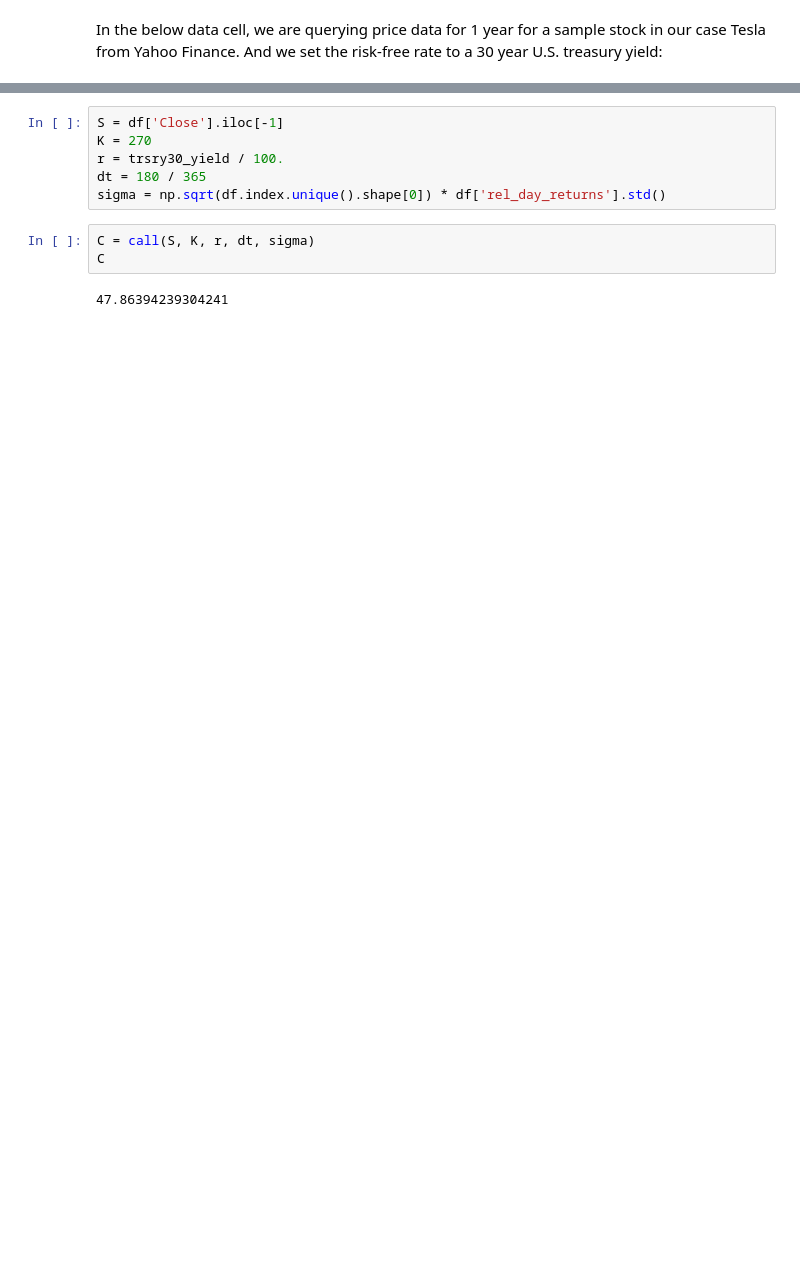
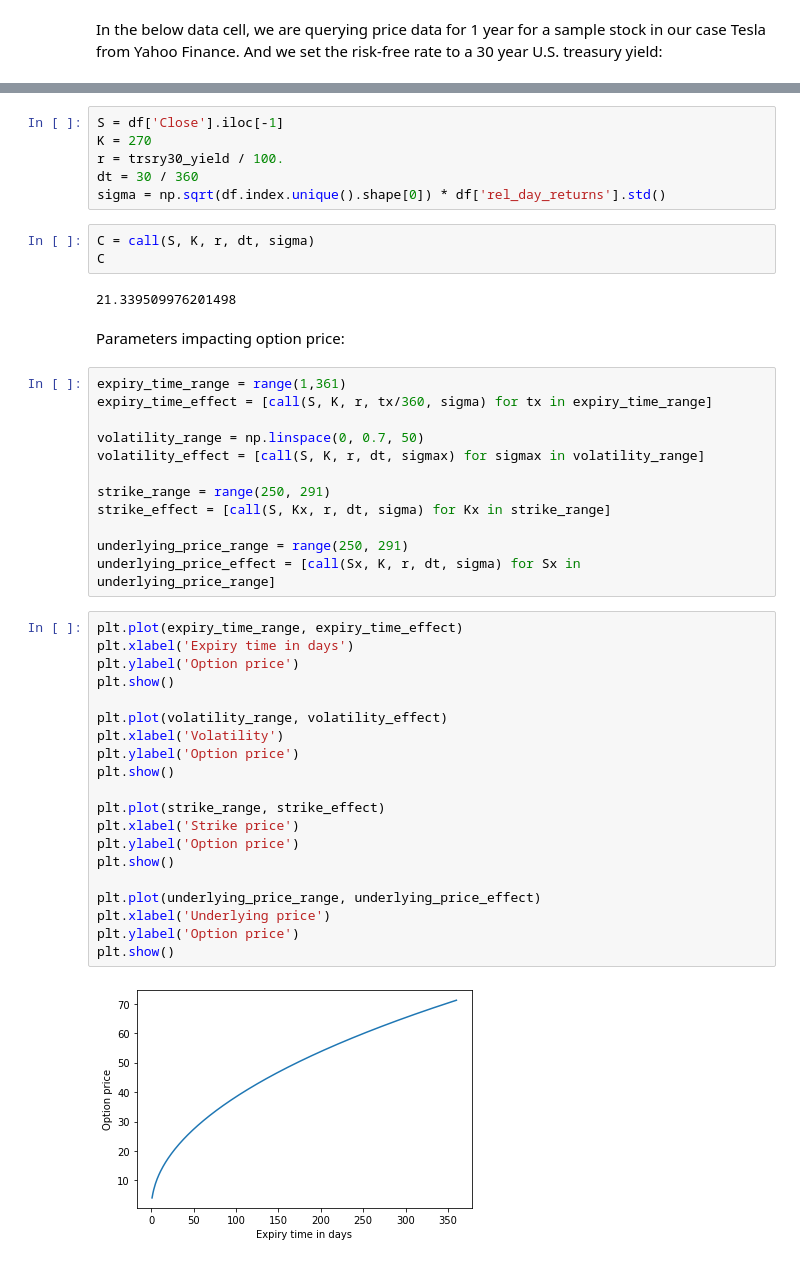
Before and after one commit to christianatanasov/algodisco, a Jupyter notebook: computers_do_calculus/european_option.ipynb, the cells around one changed output, grey strips where cells are left out. Drawn from its saved outputs; the diff is of its cells as text; blank space fills up the shorter version.

```diff
--- a/computers_do_calculus/european_option.ipynb
+++ b/computers_do_calculus/european_option.ipynb
@@ -74,10 +76,46 @@ display(trsry30_yield)
 S = df['Close'].iloc[-1]
 K = 270
 r = trsry30_yield / 100.
-dt = 180 / 365
+dt = 30 / 360
 sigma = np.sqrt(df.index.unique().shape[0]) * df['rel_day_returns'].std()
 # %%
 C = call(S, K, r, dt, sigma)
 C
 # %% [output]
-47.86394239304241
+21.339509976201498
+# %% [markdown]
+Parameters impacting option price:
+# %%
+expiry_time_range = range(1,361)
+expiry_time_effect = [call(S, K, r, tx/360, sigma) for tx in expiry_time_range]
+
+volatility_range = np.linspace(0, 0.7, 50)
+volatility_effect = [call(S, K, r, dt, sigmax) for sigmax in volatility_range]
+
+strike_range = range(250, 291)
+strike_effect = [call(S, Kx, r, dt, sigma) for Kx in strike_range]
+
+underlying_price_range = range(250, 291)
+underlying_price_effect = [call(Sx, K, r, dt, sigma) for Sx in underlying_price_range]
+# %%
+plt.plot(expiry_time_range, expiry_time_effect)
+plt.xlabel('Expiry time in days')
+plt.ylabel('Option price')
+plt.show()
+
+plt.plot(volatility_range, volatility_effect)
+plt.xlabel('Volatility')
+plt.ylabel('Option price')
+plt.show()
+
+plt.plot(strike_range, strike_effect)
+plt.xlabel('Strike price')
+plt.ylabel('Option price')
+plt.show()
+
+plt.plot(underlying_price_range, underlying_price_effect)
+plt.xlabel('Underlying price')
+plt.ylabel('Option price')
+plt.show()
+# %% [output]
+[figure, added]
```
Also changed, not shown: parts of 8 cells of this notebook.
